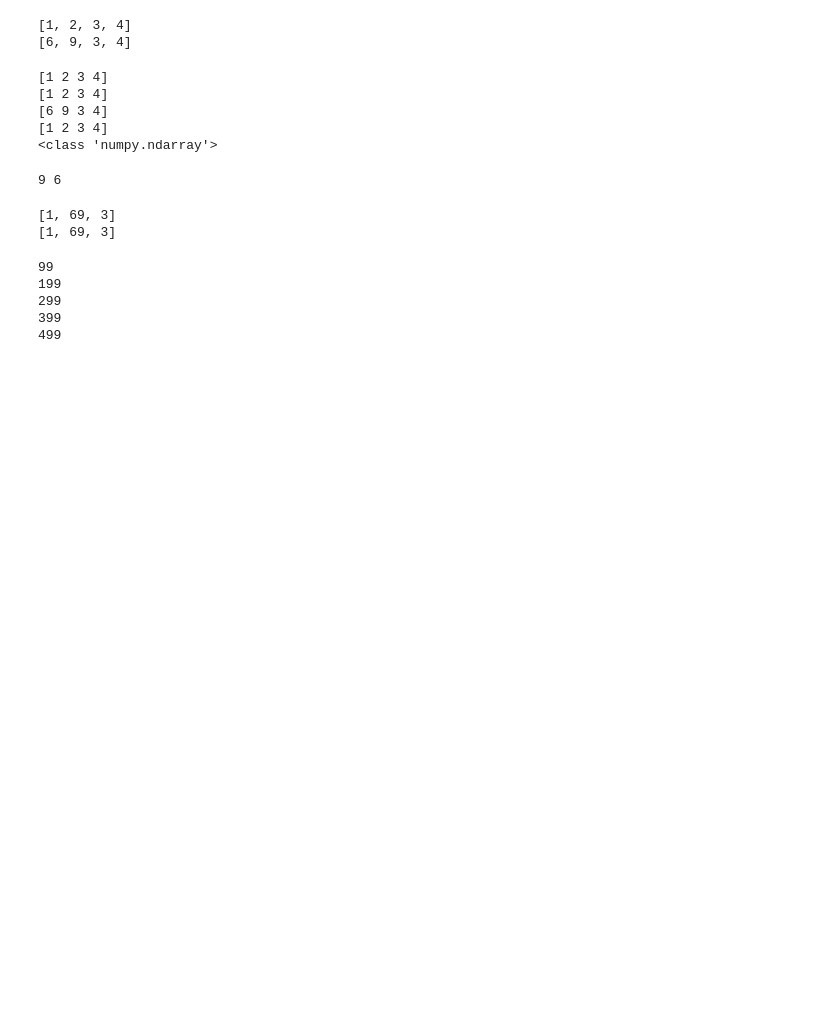
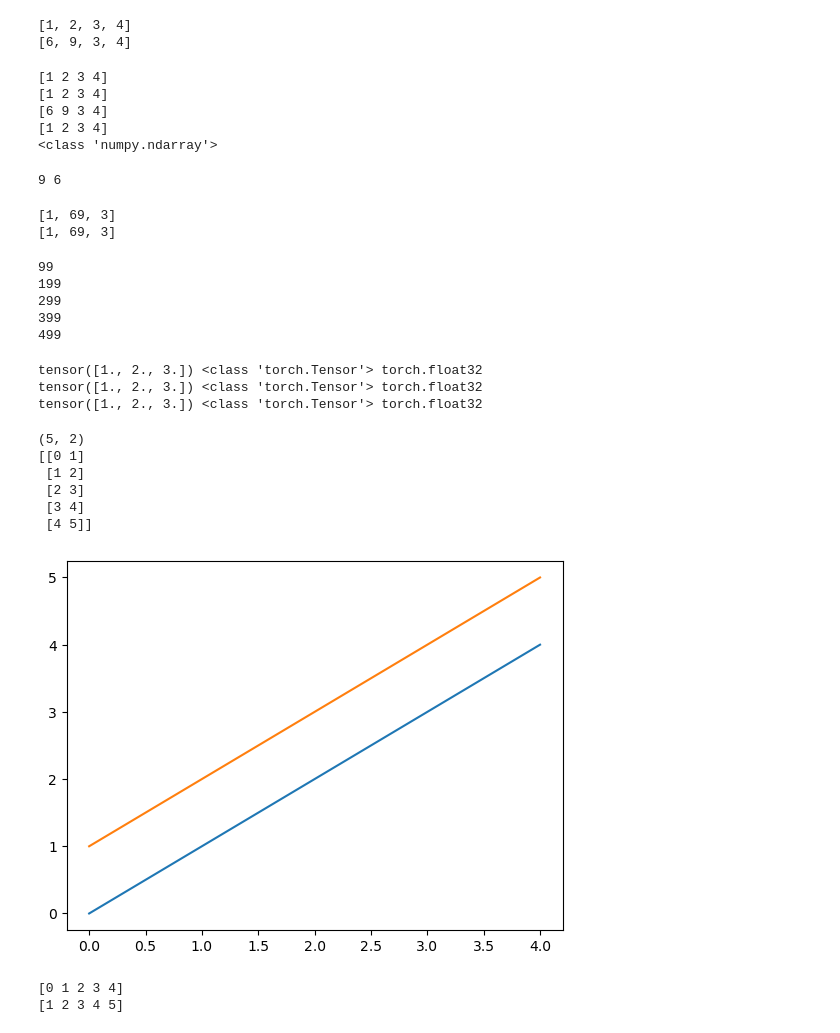
Before and after one commit to ImraanMitha/capstone, a Jupyter notebook: scratch.ipynb, the cells around one changed output. Saved outputs shown, nothing was run; the diff lists cells and outputs as text; code cells hidden in the pictures; blank space fills up the shorter version.

```diff
--- a/scratch.ipynb
+++ b/scratch.ipynb
@@ -201,3 +201,41 @@ for i in range(500):
 # %%
 for i in range(100):
     print(np.random.normal(0,36))
+# %%
+tens = torch.tensor([1.,2.,3.])
+print(tens, type(tens), tens.dtype, end='\n')
+
+tens = torch.Tensor([1,2,3])
+print(tens, type(tens), tens.dtype, end='\n')
+
+tens = torch.FloatTensor([1,2,3])
+print(tens, type(tens), tens.dtype, end='\n')
+# %% [output]
+tensor([1., 2., 3.]) <class 'torch.Tensor'> torch.float32
+tensor([1., 2., 3.]) <class 'torch.Tensor'> torch.float32
+tensor([1., 2., 3.]) <class 'torch.Tensor'> torch.float32
+# %%
+arr = []
+for i in range(5):
+    arr.append(np.array([i, i+1]))
+
+arr = np.array(arr)
+print(arr.shape)
+
+plt.plot(np.arange(len(arr)), arr[:, 0])
+plt.plot(np.arange(len(arr)), arr[:, 1])
+plt.show()
+# %% [output]
+(5, 2)
+[[0 1]
+ [1 2]
+ [2 3]
+ [3 4]
+ [4 5]]
+[figure, added]
+# %%
+print(arr[:,0])
+print(arr[:,1])
+# %% [output]
+[0 1 2 3 4]
+[1 2 3 4 5]
```
Also changed, not shown: parts of 1 cell of this notebook, 4 other files.
